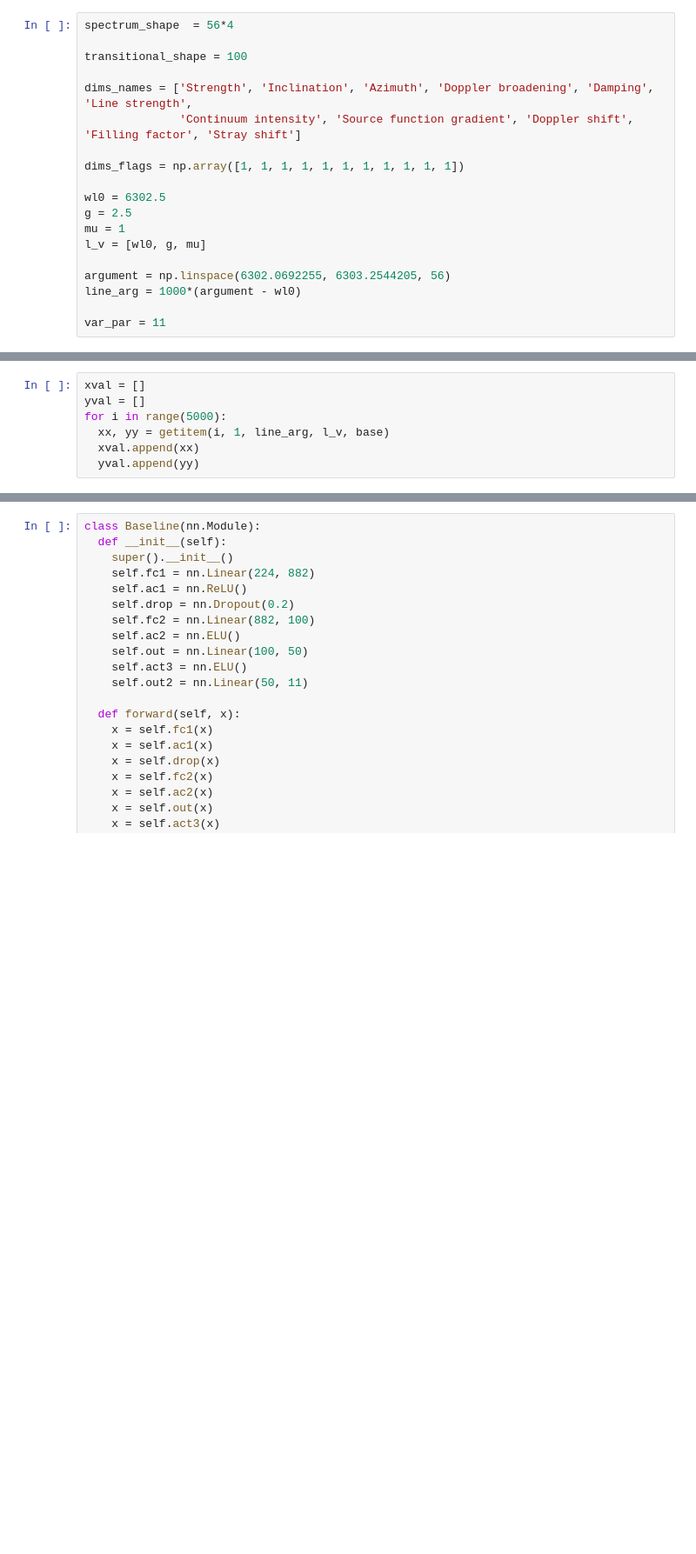
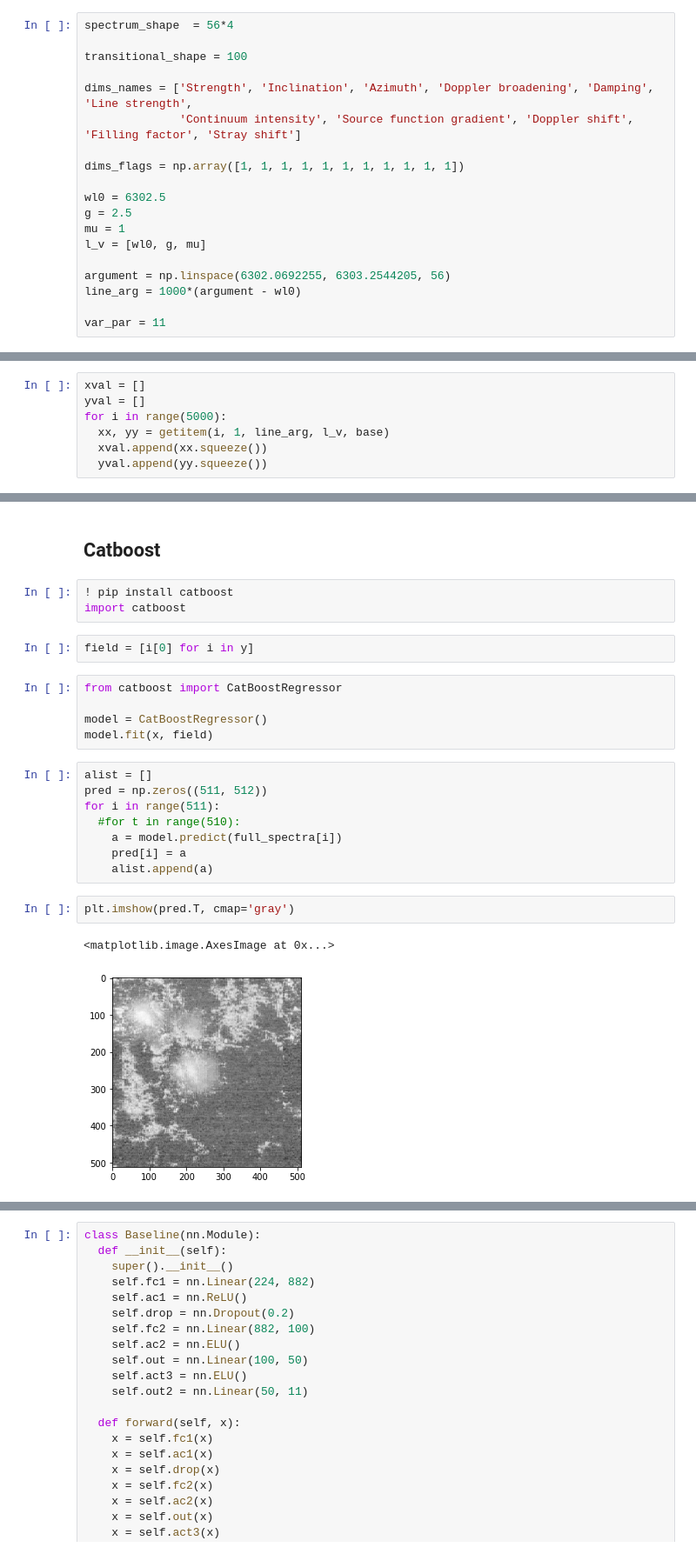
Before and after one commit to andreiplotnikov/ME, a Jupyter notebook: baseline_models.ipynb, the cells around one changed output, grey strips where cells are left out. Shown at 87% size. Drawn from its saved outputs; the diff is of its cells as text; blank space fills up the shorter version.

```diff
--- a/baseline_models.ipynb
+++ b/baseline_models.ipynb
@@ -116,5 +118,5 @@ xval = []
 yval = []
 for i in range(5000):
   xx, yy = getitem(i, 1, line_arg, l_v, base)
-  xval.append(xx)
-  yval.append(yy)
+  xval.append(xx.squeeze())
+  yval.append(yy.squeeze())
@@ -122,0 +123,25 @@ for i in range(5000):
+# %% [markdown]
+## Catboost
+# %%
+! pip install catboost
+import catboost
+# %%
+field = [i[0] for i in y]
+# %%
+from catboost import CatBoostRegressor
+
+model = CatBoostRegressor()
+model.fit(x, field)
+# %%
+alist = []
+pred = np.zeros((511, 512))
+for i in range(511):
+  #for t in range(510):
+    a = model.predict(full_spectra[i])
+    pred[i] = a
+    alist.append(a)
+# %%
+plt.imshow(pred.T, cmap='gray')
+# %% [output]
+<matplotlib.image.AxesImage at 0x...>
+[figure, added]
```
Also changed, not shown: parts of 9 cells of this notebook.
